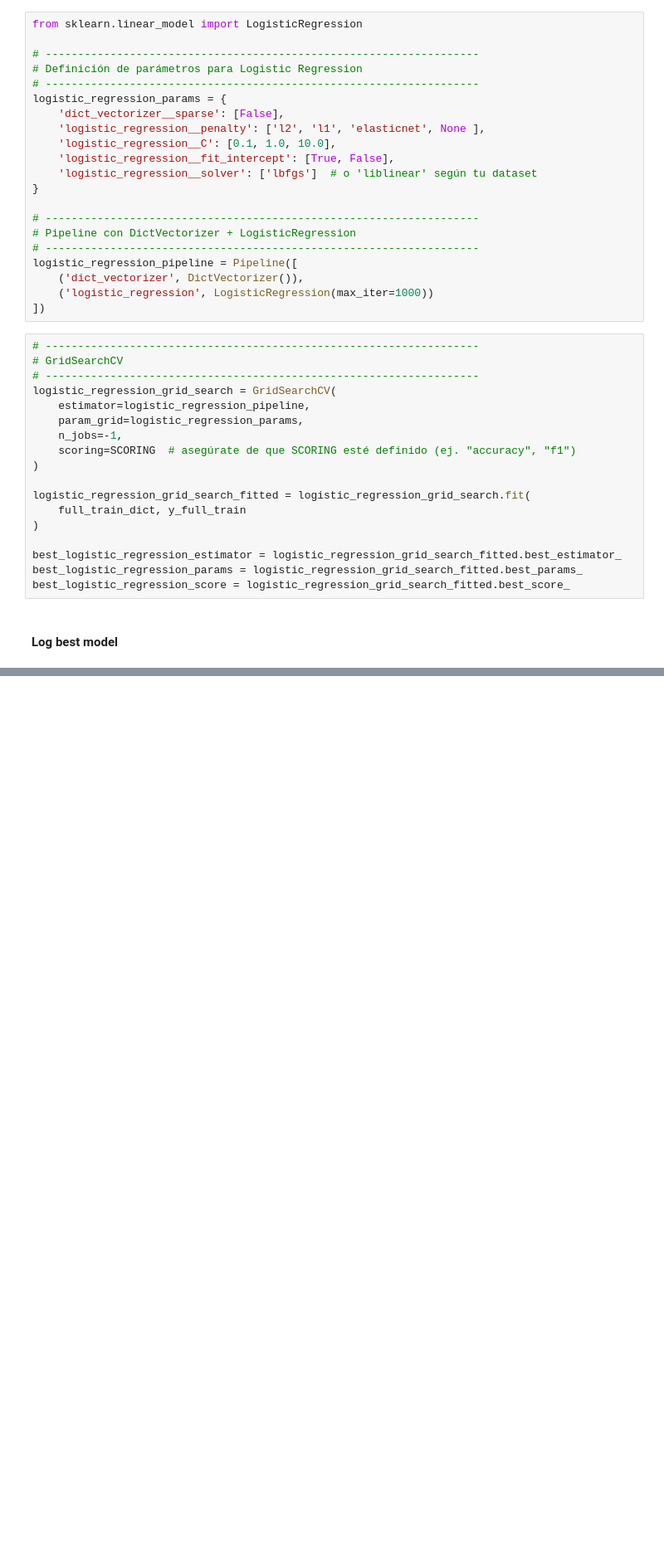
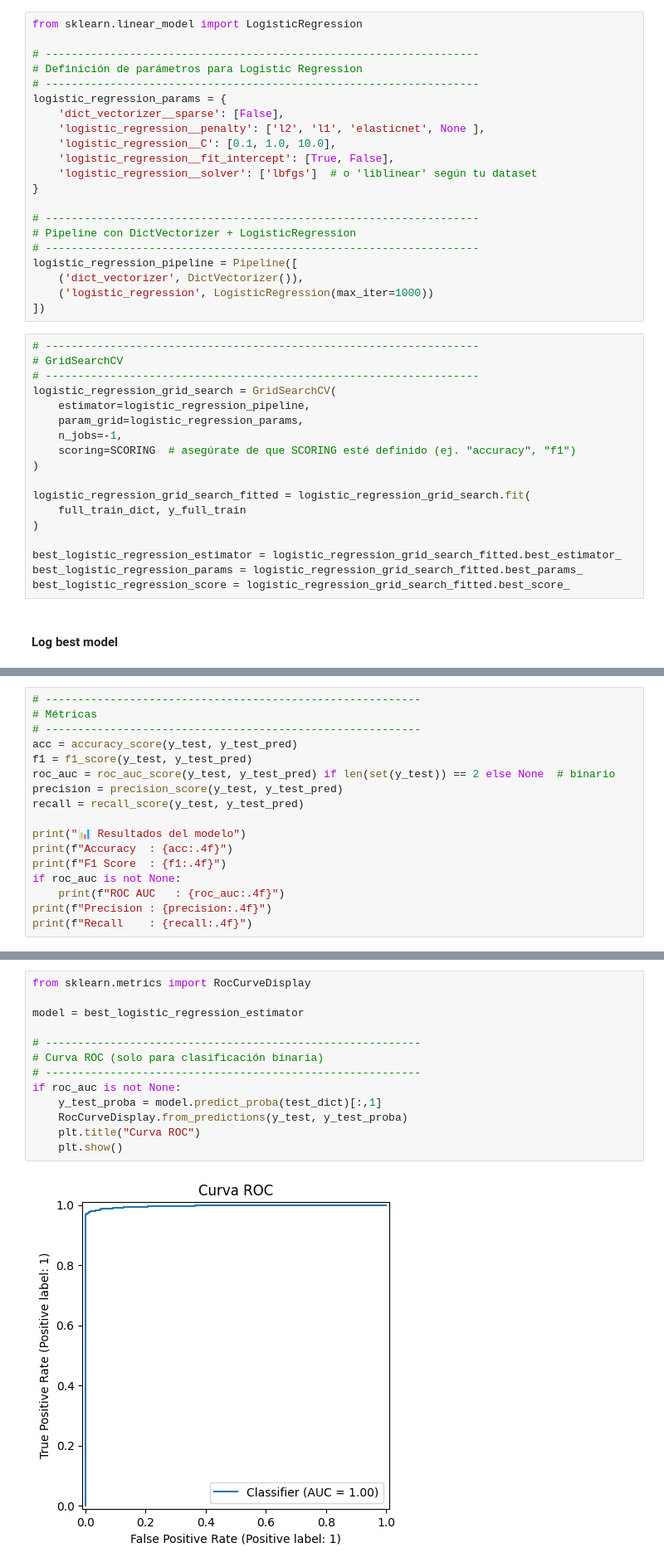
Before and after one commit to jelambrar96-unir/tfm-deteccion-anomalias, a Jupyter notebook: notebooks/nb_01_logistic_regression_dt03.ipynb, the cells around one changed output, grey strips where cells are left out. Shown: that part at 83% size. Cells and saved outputs as stored; diff of their text form; blank space fills up the shorter version.

```diff
--- a/notebooks/nb_01_logistic_regression_dt03.ipynb
+++ b/notebooks/nb_01_logistic_regression_dt03.ipynb
@@ -261,0 +247,17 @@ Copied version '1' of model 'logistic-regression-staging-20250906-015724' to ver
+# %%
+# ----------------------------------------------------------
+# Métricas
+# ----------------------------------------------------------
+acc = accuracy_score(y_test, y_test_pred)
+f1 = f1_score(y_test, y_test_pred)
+roc_auc = roc_auc_score(y_test, y_test_pred) if len(set(y_test)) == 2 else None  # binario
+precision = precision_score(y_test, y_test_pred)
+recall = recall_score(y_test, y_test_pred)
+
+print("📊 Resultados del modelo")
+print(f"Accuracy  : {acc:.4f}")
+print(f"F1 Score  : {f1:.4f}")
+if roc_auc is not None:
+    print(f"ROC AUC   : {roc_auc:.4f}")
+print(f"Precision : {precision:.4f}")
+print(f"Recall    : {recall:.4f}")
@@ -261,0 +308,15 @@ Copied version '1' of model 'logistic-regression-staging-20250906-015724' to ver
+# %%
+from sklearn.metrics import RocCurveDisplay
+
+model = best_logistic_regression_estimator
+
+# ----------------------------------------------------------
+# Curva ROC (solo para clasificación binaria)
+# ----------------------------------------------------------
+if roc_auc is not None:
+    y_test_proba = model.predict_proba(test_dict)[:,1]
+    RocCurveDisplay.from_predictions(y_test, y_test_proba)
+    plt.title("Curva ROC")
+    plt.show()
+# %% [output]
+[figure, added]
```
Also changed, not shown: parts of 5 cells of this notebook, 1 other file.
